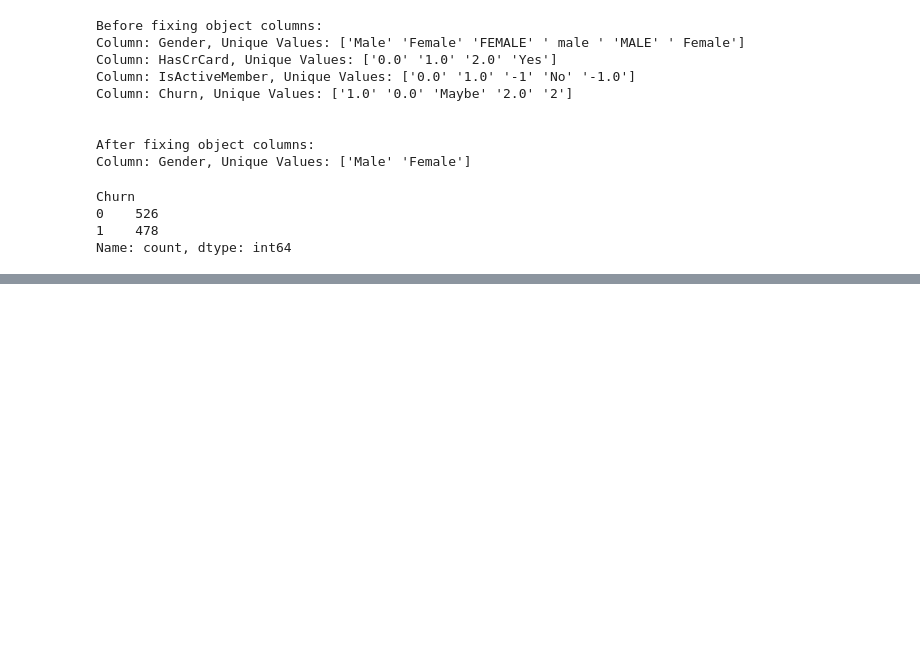
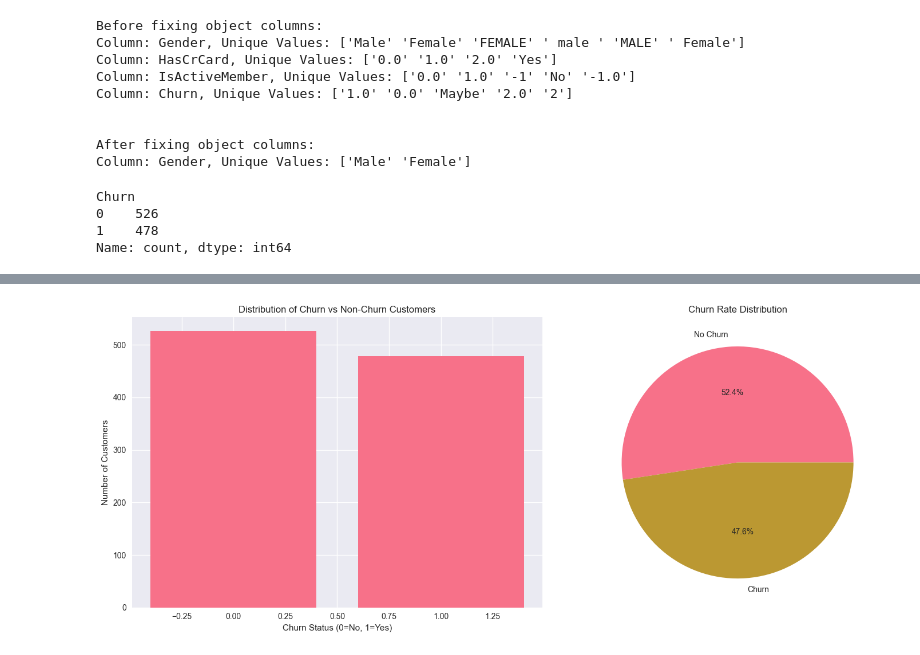
Before and after one commit to skfrost19/Credit_Card_Churn_Prediction, a Jupyter notebook: notebooks/eda_analysis.ipynb, the cells around one changed output, grey strips where cells are left out. Saved outputs shown, nothing was run; the diff lists cells and outputs as text; code cells hidden in the pictures; blank space fills up the shorter version.

```diff
--- a/notebooks/eda_analysis.ipynb
+++ b/notebooks/eda_analysis.ipynb
@@ -169,0 +325,20 @@ df.to_parquet('../data/exl_credit_card_churn_data_cleaned.parquet', index=False)
+# %%
+# 1. Churn Distribution Analysis
+fig, axes = plt.subplots(1, 2, figsize=(15, 6))
+
+# Count plot
+churn_counts = df_eda['Churn'].value_counts()
+axes[0].bar(churn_counts.index, churn_counts.values)
+axes[0].set_title('Distribution of Churn vs Non-Churn Customers')
+axes[0].set_xlabel('Churn Status (0=No, 1=Yes)')
+axes[0].set_ylabel('Number of Customers')
+
+# Pie chart
+churn_percentages = df_eda['Churn'].value_counts(normalize=True) * 100
+axes[1].pie(churn_percentages.values, labels=['No Churn', 'Churn'], autopct='%1.1f%%')
+axes[1].set_title('Churn Rate Distribution')
+
+plt.tight_layout()
+plt.show()
+# %% [output]
+[figure, added]
```
Also changed, not shown: parts of 15 cells of this notebook.
